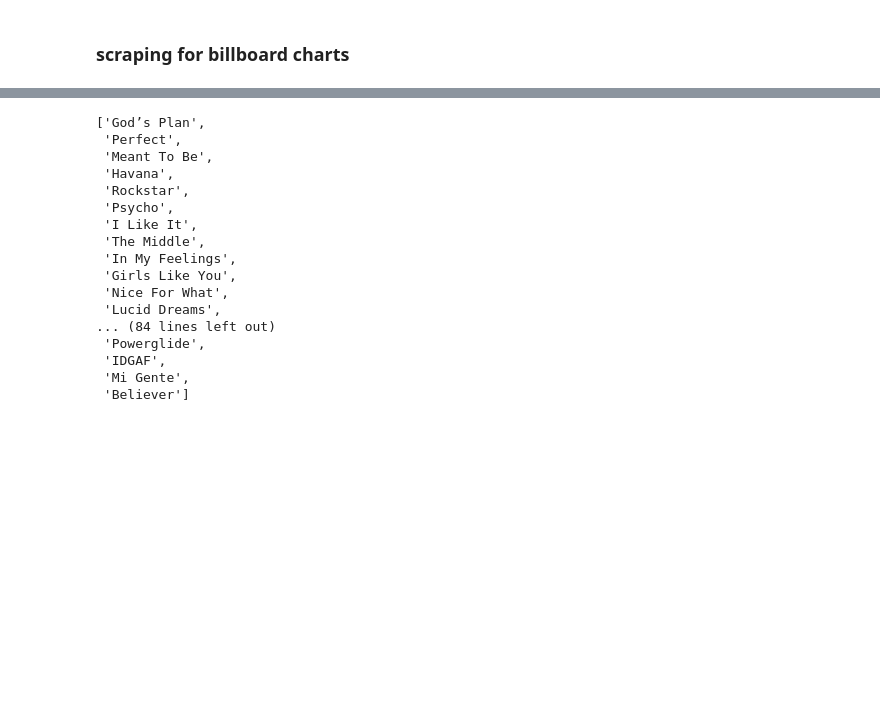
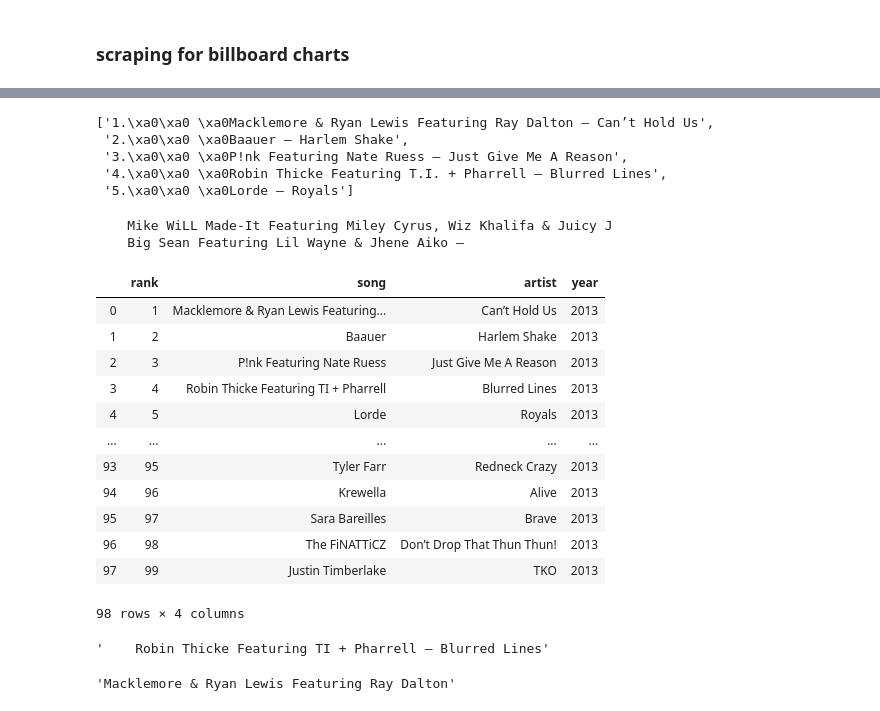
Before and after one commit to schlinkertc/Spotify, a Jupyter notebook: test.ipynb, the cells around one changed output, grey strips where cells are left out. Drawn from its saved outputs; the diff is of its cells as text; code cells hidden in the pictures; blank space fills up the shorter version.

```diff
--- a/test.ipynb
+++ b/test.ipynb
@@ -253,29 +345,29 @@ artists = text[2::3]
 # %%
-def scrape_top100(year):
-    year = str(year)
-
-    page = requests.get(f"http://billboardtop100of.com/{year}-2/")
-    bs = BeautifulSoup(page.content)
-    return bs
+page = requests.get("http://billboardtop100of.com/2013-2/")
+bs = BeautifulSoup(page.content)
-# %%
-bs = scrape_top100(2018)
-# %%
-[x.getText(strip=True) for x in bs.find_all(attrs={'class':"ye-chart-item__title"})]
-# %% [output]
-['God’s Plan',
- 'Perfect',
- 'Meant To Be',
- 'Havana',
- 'Rockstar',
- 'Psycho',
- 'I Like It',
- 'The Middle',
- 'In My Feelings',
- 'Girls Like You',
- 'Nice For What',
- 'Lucid Dreams',
-... (84 lines left out)
- 'Powerglide',
- 'IDGAF',
- 'Mi Gente',
- 'Believer']
+# %%
+entries = bs.find('small').getText().split('\n')
+# %%
+entries[:5]
+# %% [output]
+['1.\xa0\xa0 \xa0Macklemore & Ryan Lewis Featuring Ray Dalton – Can’t Hold Us',
+ '2.\xa0\xa0 \xa0Baauer – Harlem Shake',
+ '3.\xa0\xa0 \xa0P!nk Featuring Nate Ruess – Just Give Me A Reason',
+ '4.\xa0\xa0 \xa0Robin Thicke Featuring T.I. + Pharrell – Blurred Lines',
+ '5.\xa0\xa0 \xa0Lorde – Royals']
+# %%
+records = []
+for e in entries:
+    try:
+        record = {}
+        record["rank"] = e.split('.')[0]
+        e = "".join(x for x in e.split('.')[1:])
+        song_artist = e.replace('\xa0','').strip()
+        record['song'], record["artist"] = song_artist.split(" – ")
+        record['year']='2013'
+        records.append(record)
+    except:
+        print(e)
+# %% [output]
+    Mike WiLL Made-It Featuring Miley Cyrus, Wiz Khalifa & Juicy J
+    Big Sean Featuring Lil Wayne & Jhene Aiko –
@@ -281,0 +382,16 @@ bs = scrape_top100(2018)
+# %%
+pd.DataFrame.from_records(records)
+# %% [output]
+|  | rank | song | artist | year |
+| 0 | 1 | Macklemore & Ryan Lewis Featuring... | Can’t Hold Us | 2013 |
+| 1 | 2 | Baauer | Harlem Shake | 2013 |
+| 2 | 3 | P!nk Featuring Nate Ruess | Just Give Me A Reason | 2013 |
+| 3 | 4 | Robin Thicke Featuring TI + Pharrell | Blurred Lines | 2013 |
+| 4 | 5 | Lorde | Royals | 2013 |
+| ... | ... | ... | ... | ... |
+| 93 | 95 | Tyler Farr | Redneck Crazy | 2013 |
+| 94 | 96 | Krewella | Alive | 2013 |
+| 95 | 97 | Sara Bareilles | Brave | 2013 |
+| 96 | 98 | The FiNATTiCZ | Don’t Drop That Thun Thun! | 2013 |
+| 97 | 99 | Justin Timberlake | TKO | 2013 |
+98 rows × 4 columns
@@ -281,0 +400,4 @@ bs = scrape_top100(2018)
+# %%
+"".join(x for x in e.split('.')[1:])
+# %% [output]
+'    Robin Thicke Featuring TI + Pharrell – Blurred Lines'
@@ -281,0 +408,4 @@ bs = scrape_top100(2018)
+# %%
+song
+# %% [output]
+'Macklemore & Ryan Lewis Featuring Ray Dalton'
```
Also changed, not shown: parts of 16 cells of this notebook, 1 other file.
